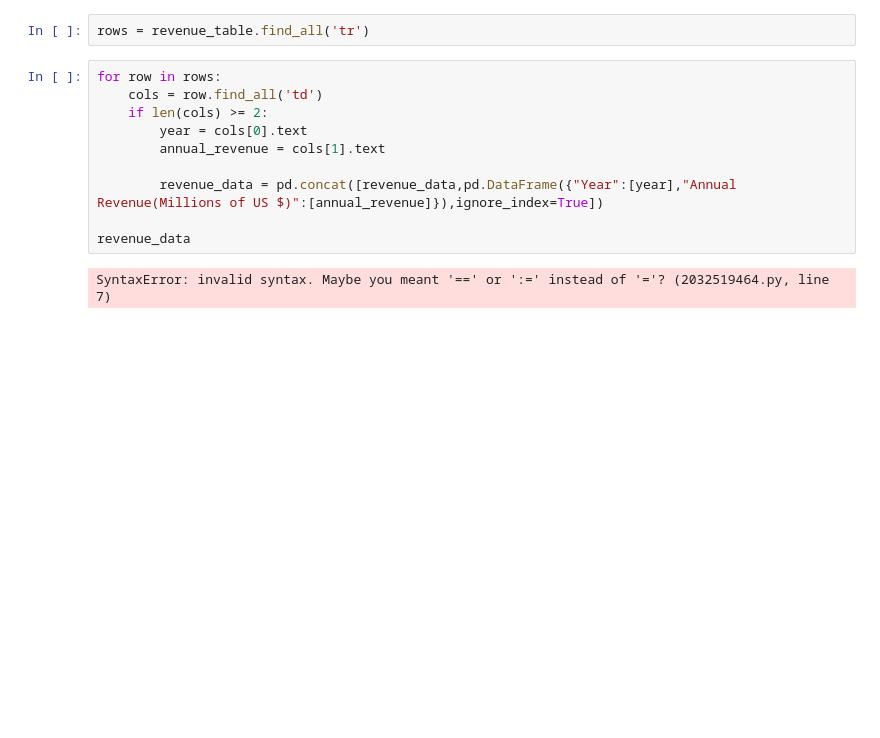
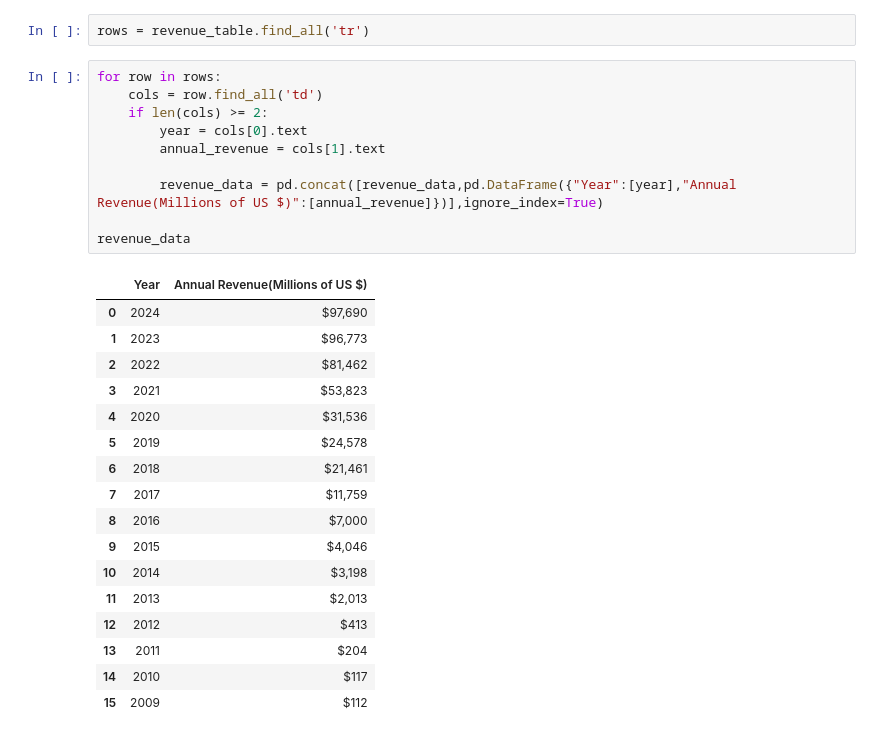
Before and after one commit to mohamedishhaq/web-scraping, a Jupyter notebook: Projects/Extract-Tesla-Stock-Data.ipynb, the cells around one changed output. Drawn from its saved outputs; the diff is of its cells as text; blank space fills up the shorter version.

```diff
--- a/Projects/Extract-Tesla-Stock-Data.ipynb
+++ b/Projects/Extract-Tesla-Stock-Data.ipynb
@@ -96,12 +96,28 @@ rows = revenue_table.find_all('tr')
 # %%
 for row in rows:
     cols = row.find_all('td')
     if len(cols) >= 2:
         year = cols[0].text
         annual_revenue = cols[1].text
 
-        revenue_data = pd.concat([revenue_data,pd.DataFrame({"Year":[year],"Annual Revenue(Millions of US $)":[annual_revenue]}),ignore_index=True])
+        revenue_data = pd.concat([revenue_data,pd.DataFrame({"Year":[year],"Annual Revenue(Millions of US $)":[annual_revenue]})],ignore_index=True)
 
 revenue_data
 # %% [output]
-SyntaxError: invalid syntax. Maybe you meant '==' or ':=' instead of '='? (2032519464.py, line 7)
+|  | Year | Annual Revenue(Millions of US $) |
+| 0 | 2024 | $97,690 |
+| 1 | 2023 | $96,773 |
+| 2 | 2022 | $81,462 |
+| 3 | 2021 | $53,823 |
+| 4 | 2020 | $31,536 |
+| 5 | 2019 | $24,578 |
+| 6 | 2018 | $21,461 |
+| 7 | 2017 | $11,759 |
+| 8 | 2016 | $7,000 |
+| 9 | 2015 | $4,046 |
+| 10 | 2014 | $3,198 |
+| 11 | 2013 | $2,013 |
+| 12 | 2012 | $413 |
+| 13 | 2011 | $204 |
+| 14 | 2010 | $117 |
+| 15 | 2009 | $112 |
```
